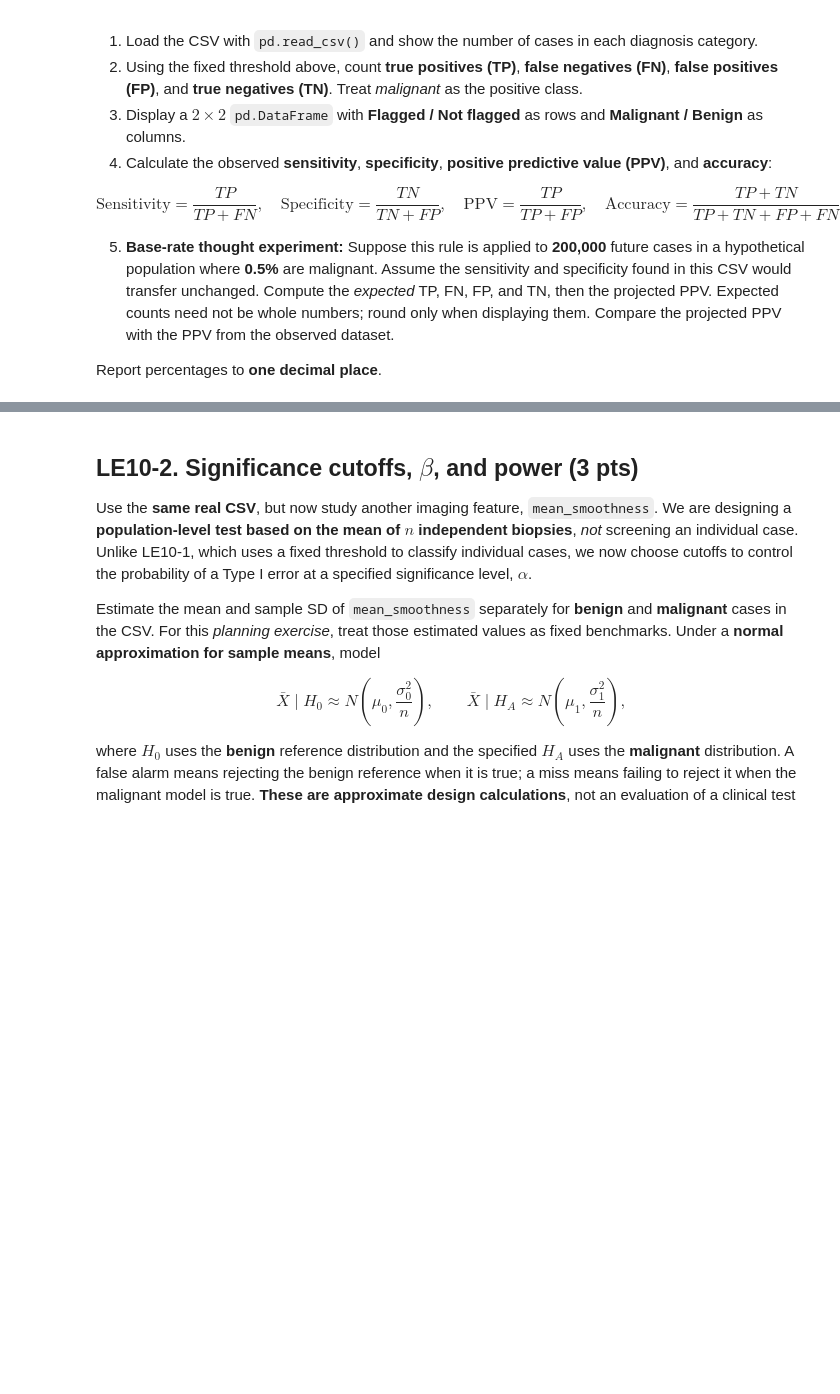
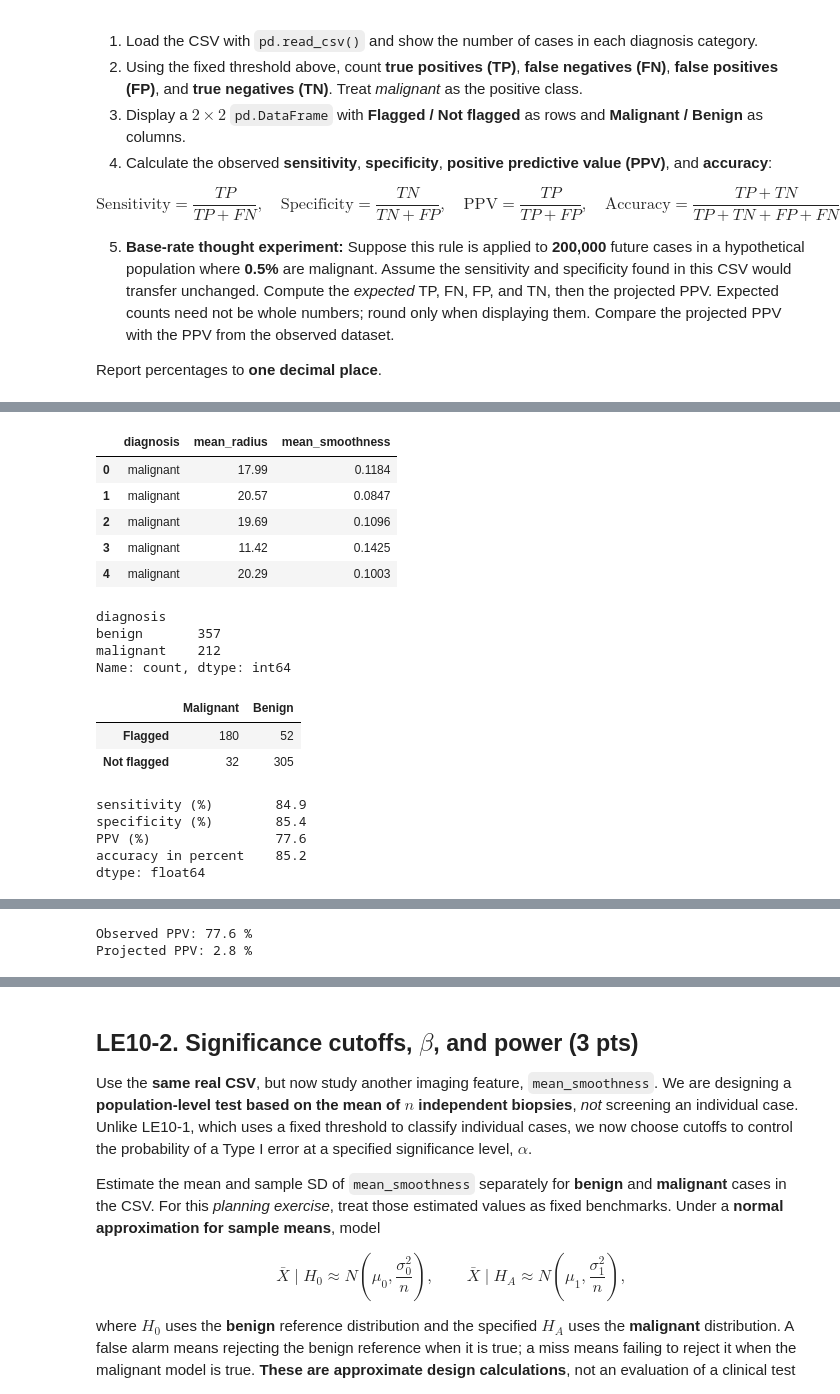
Before and after one commit to mda90-manny/26f-engr1451-2451, a Jupyter notebook: 1-assignments/LE10/LE10.ipynb, the cells around one changed output, grey strips where cells are left out. Drawn from its saved outputs; the diff is of its cells as text; code cells hidden in the pictures; blank space fills up the shorter version.

```diff
--- a/1-assignments/LE10/LE10.ipynb
+++ b/1-assignments/LE10/LE10.ipynb
@@ -53,19 +75,97 @@ Report percentages to **one decimal place**.
 # %%
 import numpy as np
 import pandas as pd
 from scipy import stats
 
 pd.set_option("display.precision", 4)
 
 cases = pd.read_csv("./data/LE10_wisconsin_tumors.csv")
 display(cases.head())
 print(cases["diagnosis"].value_counts())
 
 threshold = 14.0
 # A case is flagged when mean_radius >= threshold.
 # Calculate TP, FN, FP, TN, then display the 2 x 2 screening table.
 # Compute empirical sensitivity, specificity, PPV, and accuracy.
 # Project expected screening outcomes for 200,000 cases with 0.5% malignancy.
 # Compute the projected PPV (using unrounded expected counts).
 
 # Your code here
+threshold = 14.0
+actual_positive = cases["diagnosis"].astype(str).str.lower().str.startswith("m")
+actual_negative = ~actual_positive
+screen_positive = cases["mean_radius"] >= threshold
+screen_negative = ~screen_positive
+TP = (actual_positive & screen_positive).sum()
+FN = (actual_positive & screen_negative).sum()
+FP = (actual_negative & screen_positive).sum()
+TN = (actual_negative & screen_negative).sum()
+screening_table = pd.DataFrame(
+    {
+        "Malignant": [TP, FN],
+        "Benign": [FP, TN]
+    },
+    index=["Flagged", "Not flagged"]
+)
+
+display(screening_table)
+sensitivity = TP / (TP + FN)
+specificity = TN / (TN + FP)
+ppv = TP / (TP + FP)
+accuracy = (TP + TN) / (TP + TN + FP + FN)
+
+results = pd.Series({
+    "sensitivity (%)": sensitivity * 100,
+    "specificity (%)": specificity * 100,
+    "PPV (%)": ppv * 100,
+    "accuracy in percent": accuracy * 100
+})
+
+display(results.round(1))
+
+## thought experiment
+future_n = 200000
+prevalence = 0.005
+
+expected_malignant = future_n * prevalence
+expected_benign = future_n * (1 - prevalence)
+
+expected_TP = sensitivity * expected_malignant
+expected_FN = (1 - sensitivity) * expected_malignant
+
+expected_TN = specificity * expected_benign
+expected_FP = (1 - specificity) * expected_benign
+
+projected_ppv = expected_TP / (expected_TP + expected_FP)
+
+future_results = pd.Series({
+    "expected TP": expected_TP,
+    "expected FN": expected_FN,
+    "expected FP": expected_FP,
+    "expected TN": expected_TN,
+    "ppv projected %": projected_ppv * 100
+})
+
+display(future_results.round(1))
+
+print("observed PPV:", round(ppv * 100, 1), "%")
+print("projected PPV:", round(projected_ppv * 100, 1), "%")
+# %% [output]
+|  | diagnosis | mean_radius | mean_smoothness |
+| 0 | malignant | 17.99 | 0.1184 |
+| 1 | malignant | 20.57 | 0.0847 |
+| 2 | malignant | 19.69 | 0.1096 |
+| 3 | malignant | 11.42 | 0.1425 |
+| 4 | malignant | 20.29 | 0.1003 |
+diagnosis
+benign       357
+malignant    212
+Name: count, dtype: int64
+|  | Malignant | Benign |
+| Flagged | 180 | 52 |
+| Not flagged | 32 | 305 |
+sensitivity (%)        84.9
+specificity (%)        85.4
+PPV (%)                77.6
+accuracy in percent    85.2
+dtype: float64
@@ -72,3 +178,5 @@ threshold = 14.0
+Observed PPV: 77.6 %
+Projected PPV: 2.8 %
 # %% [markdown]
 ### B. Interpret the results (1 pt)
 
```
Also changed, not shown: parts of 11 cells of this notebook, 2 other files.
